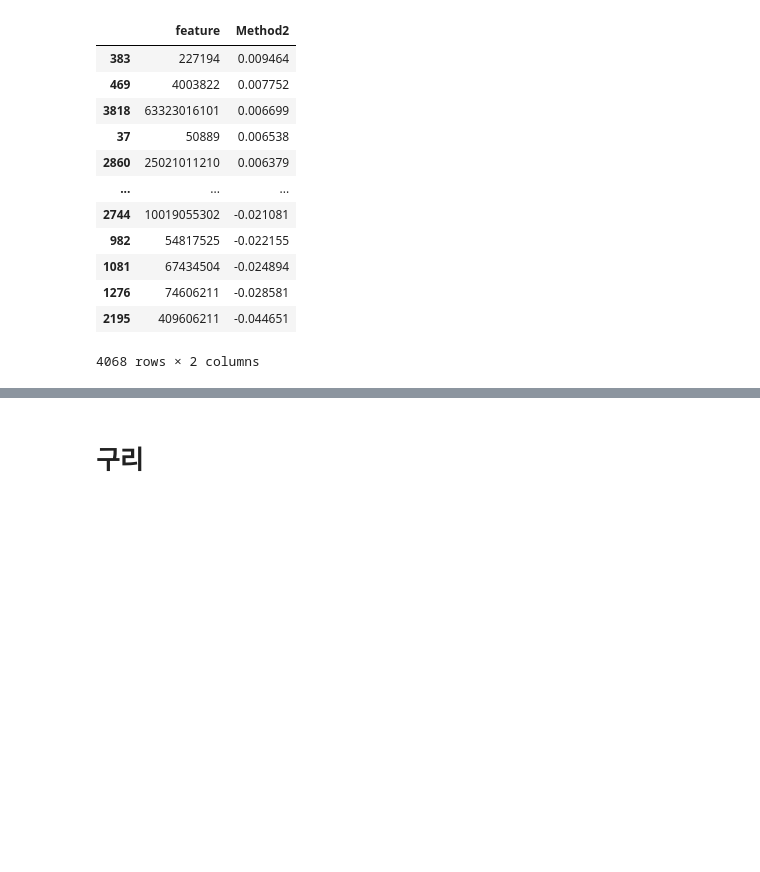
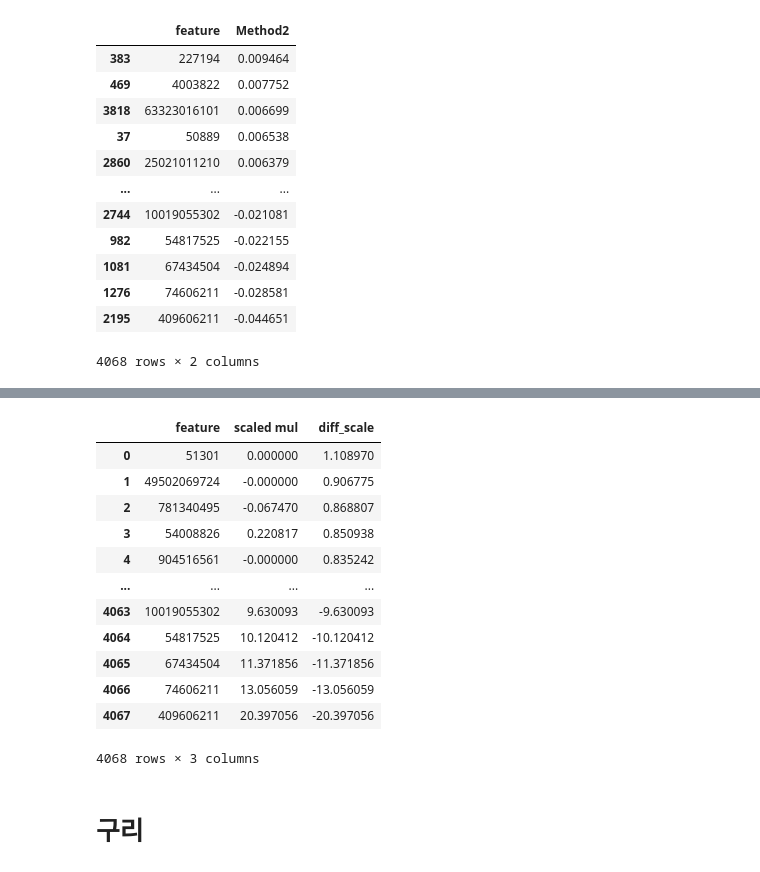
Before and after one commit to GaYounKoh/DSML_re, a Jupyter notebook: [3] Method2 & Method2 Scaling (dividing diff by 표준편차(np.std)).ipynb, the cells around one changed output, grey strips where cells are left out. Drawn from its saved outputs; the diff is of its cells as text; code cells hidden in the pictures; blank space fills up the shorter version.

```diff
--- a/[3] Method2 & Scaling (dividing diff by 표준편차(np.std)).ipynb
+++ b/[3] Method2 & Method2 Scaling (dividing diff by 표준편차(np.std)).ipynb
@@ -248,0 +294,18 @@ Method2
+# %%
+pd.read_csv('/project/LSH/method2_df_scaled.csv')
+# LSH의 scaled mul은 뭘까? ==> 근시간 또는 원시간 중 하나, 표 만들 때 어쩌다보니 같이 들어감.
+# diff_scale의 의미는? 일단 값은 내 Method2의 Method2_Scaling 열이랑 똑같은 것 같음.
+# %% [output]
+|  | feature | scaled mul | diff_scale |
+| 0 | 51301 | 0.000000 | 1.108970 |
+| 1 | 49502069724 | -0.000000 | 0.906775 |
+| 2 | 781340495 | -0.067470 | 0.868807 |
+| 3 | 54008826 | 0.220817 | 0.850938 |
+| 4 | 904516561 | -0.000000 | 0.835242 |
+| ... | ... | ... | ... |
+| 4063 | 10019055302 | 9.630093 | -9.630093 |
+| 4064 | 54817525 | 10.120412 | -10.120412 |
+| 4065 | 67434504 | 11.371856 | -11.371856 |
+| 4066 | 74606211 | 13.056059 | -13.056059 |
+| 4067 | 409606211 | 20.397056 | -20.397056 |
+4068 rows × 3 columns
```
Also changed, not shown: parts of 9 cells of this notebook, 2 other files.
